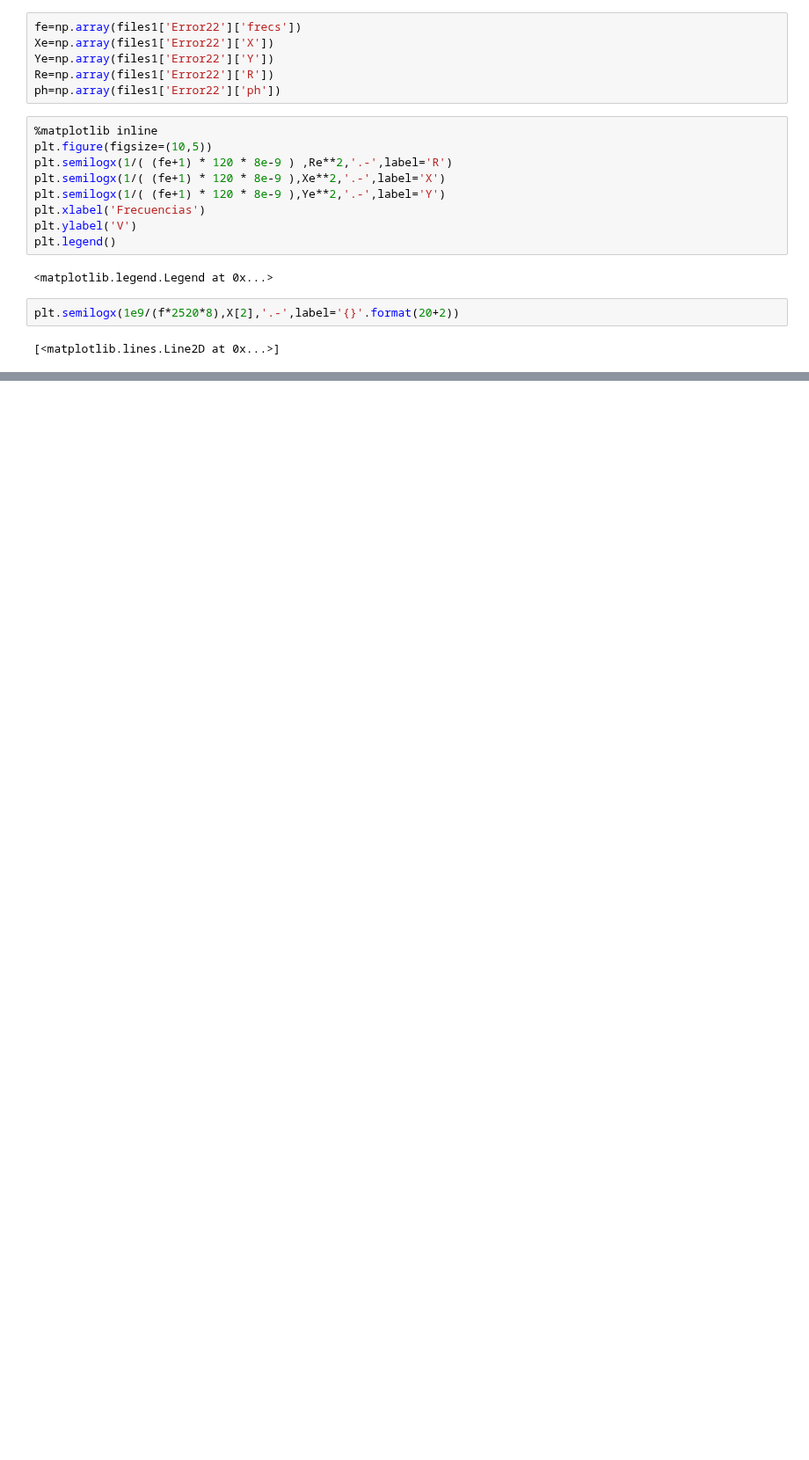
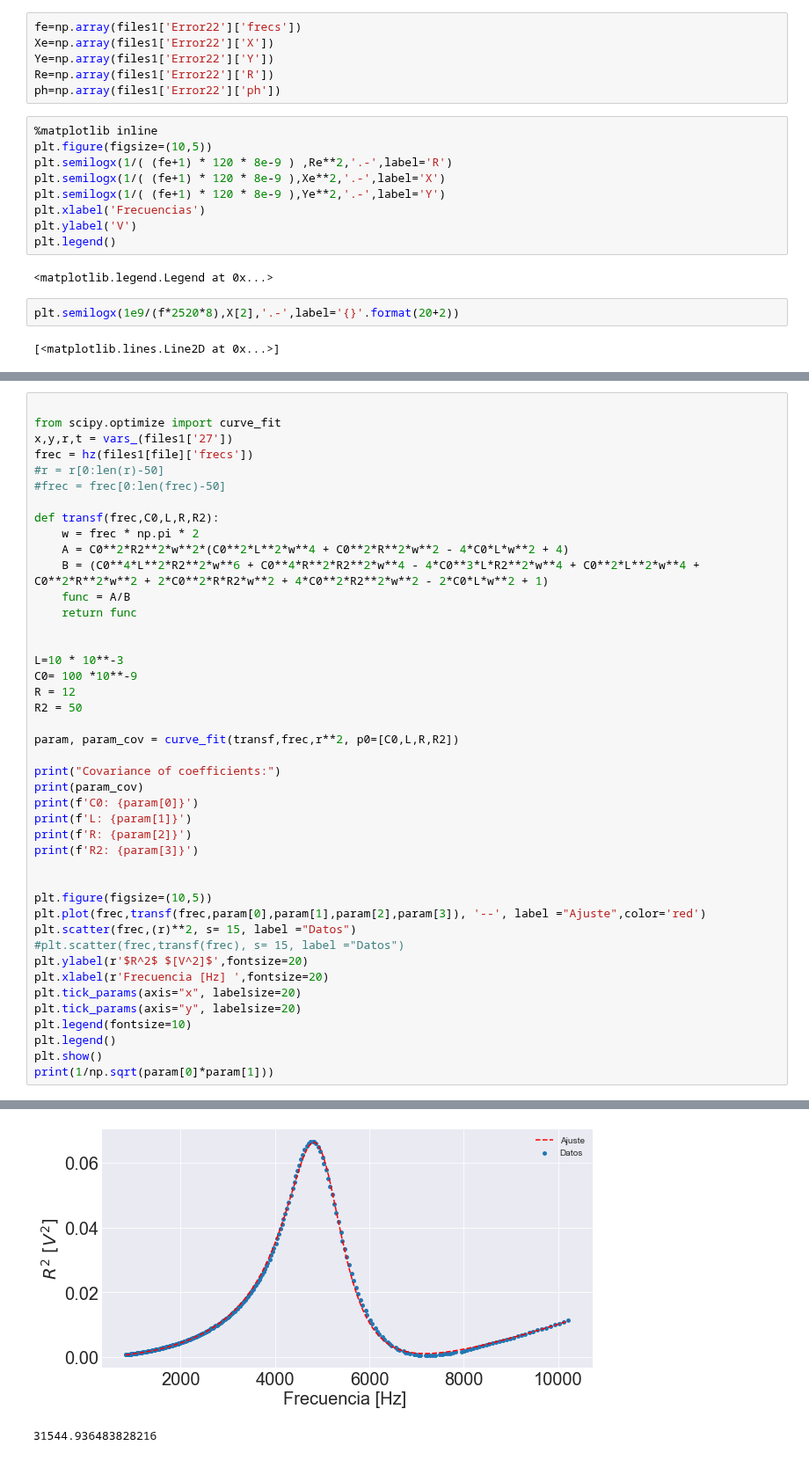
Before and after one commit to LunaKadysz/Laboratorio-4, a Jupyter notebook: Practica6/Untitled.ipynb, the cells around one changed output, grey strips where cells are left out. Shown at 88% size. Cells and saved outputs as stored; diff of their text form; blank space fills up the shorter version.

```diff
--- a/Practica6/Untitled.ipynb
+++ b/Practica6/Untitled.ipynb
@@ -120,0 +212,44 @@ plt.semilogx(1e9/(f*2520*8),X[2],'.-',label='{}'.format(20+2))
+# %%
+
+from scipy.optimize import curve_fit
+x,y,r,t = vars_(files1['27'])
+frec = hz(files1[file]['frecs'])
+#r = r[0:len(r)-50]
+#frec = frec[0:len(frec)-50]
+
+def transf(frec,C0,L,R,R2):
+    w = frec * np.pi * 2
+    A = C0**2*R2**2*w**2*(C0**2*L**2*w**4 + C0**2*R**2*w**2 - 4*C0*L*w**2 + 4)
+    B = (C0**4*L**2*R2**2*w**6 + C0**4*R**2*R2**2*w**4 - 4*C0**3*L*R2**2*w**4 + C0**2*L**2*w**4 + C0**2*R**2*w**2 + 2*C0**2*R*R2*w**2 + 4*C0**2*R2**2*w**2 - 2*C0*L*w**2 + 1)
+    func = A/B
+    return func
+
+
+L=10 * 10**-3
+C0= 100 *10**-9
+R = 12
+R2 = 50
+
+param, param_cov = curve_fit(transf,frec,r**2, p0=[C0,L,R,R2])
+
+print("Covariance of coefficients:")
+print(param_cov)
+print(f'C0: {param[0]}')
+print(f'L: {param[1]}')
+print(f'R: {param[2]}')
+print(f'R2: {param[3]}')
+
+
+plt.figure(figsize=(10,5))
+plt.plot(frec,transf(frec,param[0],param[1],param[2],param[3]), '--', label ="Ajuste",color='red')
+plt.scatter(frec,(r)**2, s= 15, label ="Datos")
+#plt.scatter(frec,transf(frec), s= 15, label ="Datos")
+plt.ylabel(r'$R^2$ $[V^2]$',fontsize=20)
+plt.xlabel(r'Frecuencia [Hz] ',fontsize=20)
+plt.tick_params(axis="x", labelsize=20)
+plt.tick_params(axis="y", labelsize=20)
+plt.legend(fontsize=10)
+plt.legend()
+plt.show()
+print(1/np.sqrt(param[0]*param[1]))
+# %% [output]
@@ -120,0 +265,2 @@ plt.semilogx(1e9/(f*2520*8),X[2],'.-',label='{}'.format(20+2))
+[figure, added]
+31544.936483828216
```
Also changed, not shown: parts of 11 cells of this notebook, 1 other file.
